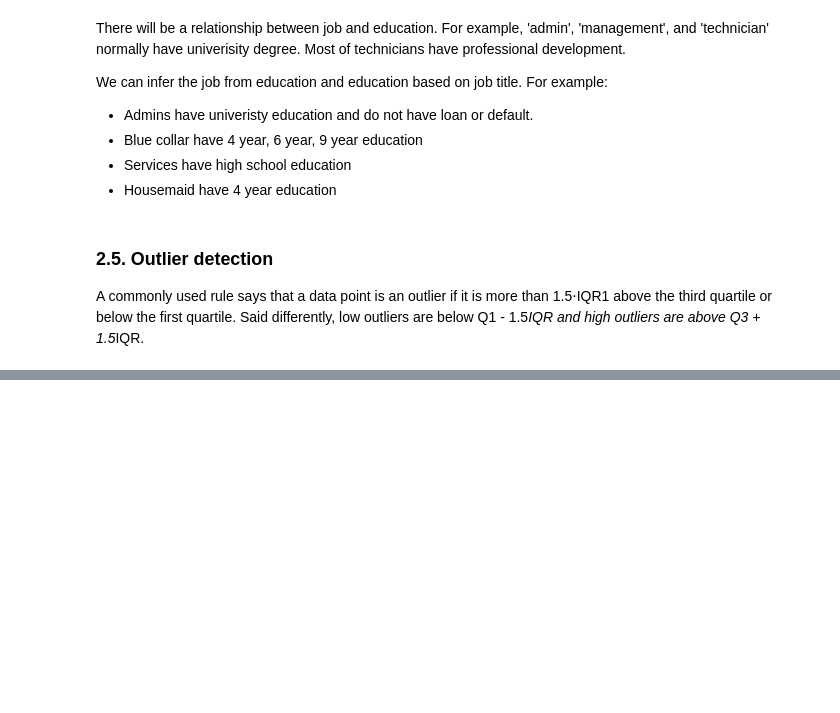
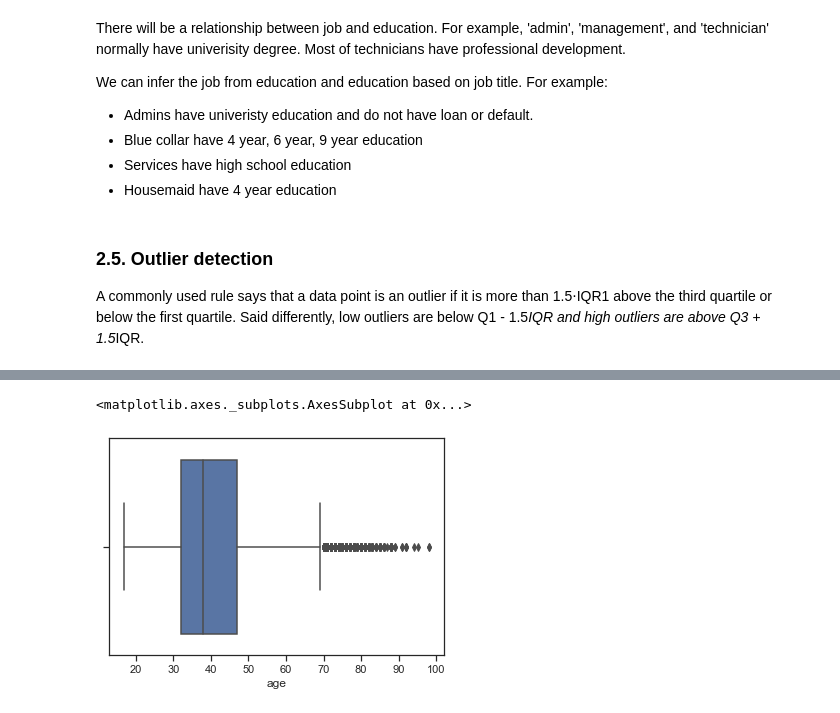
Before and after one commit to khanhly4682/Springboard_MachineLearning, a Jupyter notebook: QuickenLoan/QuickenLoan-checkpoint.ipynb, the cells around one changed output, grey strips where cells are left out. Cells and saved outputs as stored; diff of their text form; code cells hidden in the pictures; blank space fills up the shorter version.

```diff
--- a/QuickenLoan/QuickenLoan-checkpoint.ipynb
+++ b/QuickenLoan/QuickenLoan-checkpoint.ipynb
@@ -526,0 +591,6 @@ data.shape[0]
+# %%
+# Plot age boxplot
+sns.boxplot(x=df['age'])
+# %% [output]
+<matplotlib.axes._subplots.AxesSubplot at 0x...>
+[figure, added]
```
Also changed, not shown: parts of 61 cells of this notebook.
